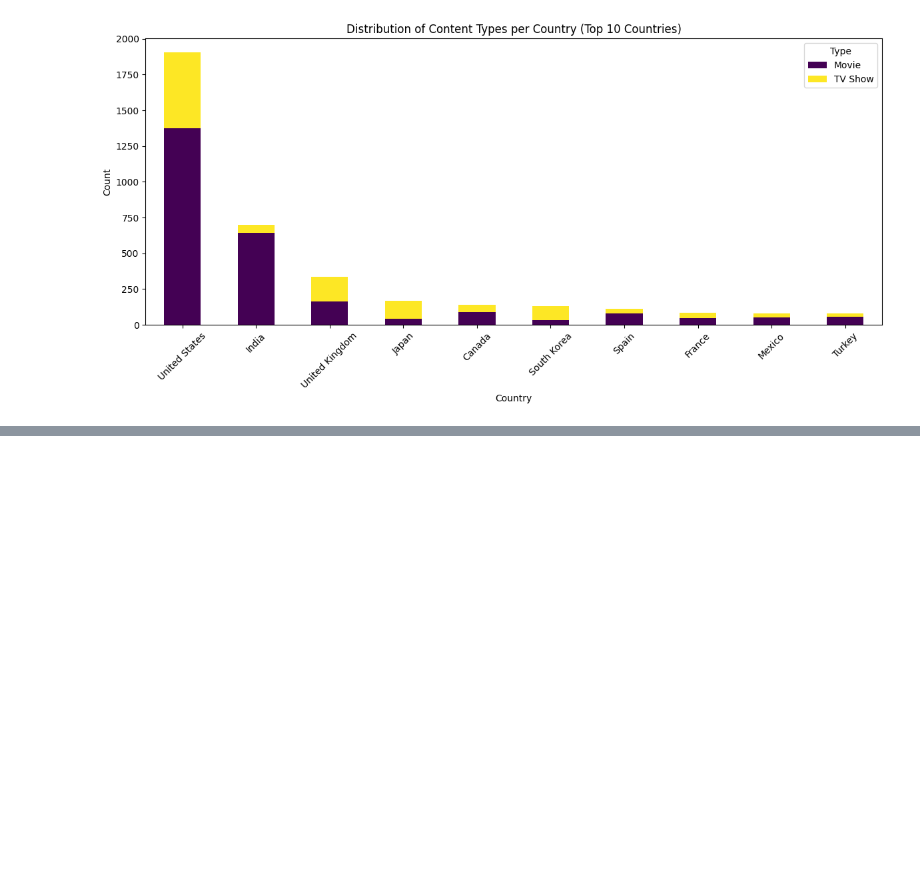
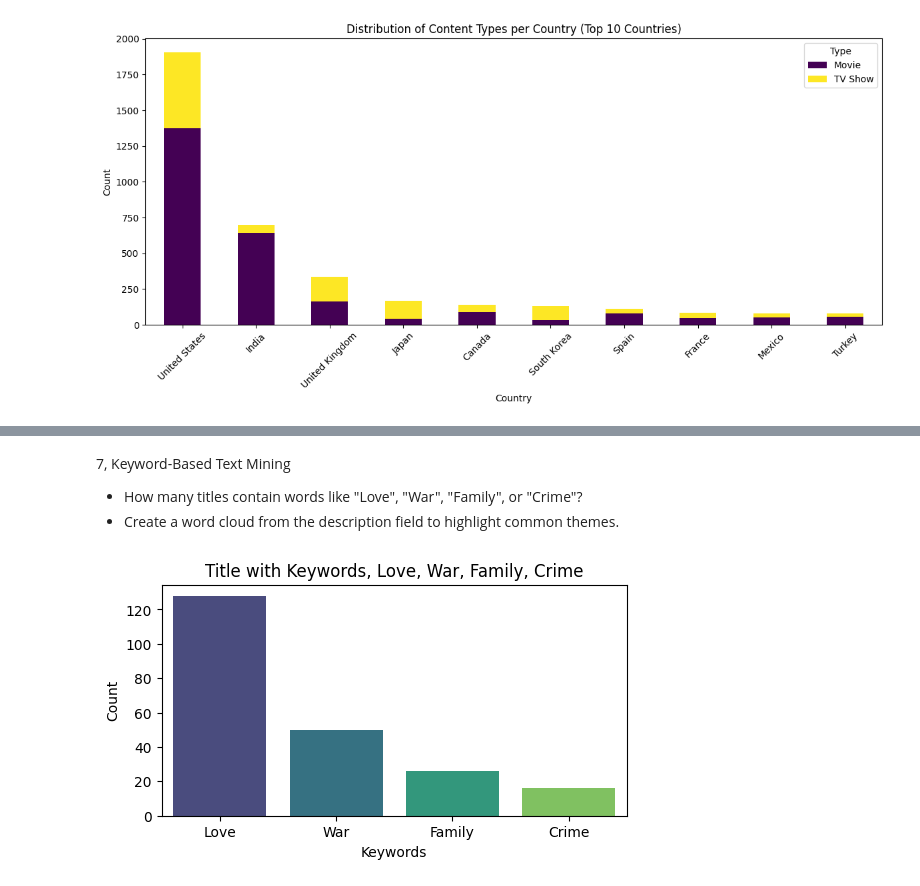
Before and after one commit to prabhumkpeak/AI_MI, a Jupyter notebook: .venv-1/EDA_Netflix.ipynb, the cells around one changed output, grey strips where cells are left out. Drawn from its saved outputs; the diff is of its cells as text; code cells hidden in the pictures; blank space fills up the shorter version.

```diff
--- a/.venv-1/EDA_Netflix.ipynb
+++ b/.venv-1/EDA_Netflix.ipynb
@@ -645,0 +669,21 @@ _mi
+# %% [markdown]
+7, Keyword-Based Text Mining
+- How many titles contain words like "Love", "War", "Family", or "Crime"?
+- Create a word cloud from the description field to highlight common themes.
+# %%
+title_words = ['Love', 'War', 'Family', 'Crime']
+love_count = netflix['title'].str.contains(title_words[0],case= False, na=False).sum()
+War_count = netflix['title'].str.contains(title_words[1],case= False, na=False).sum()
+Family_count = netflix['title'].str.contains(title_words[2],case= False, na=False).sum()
+Crime_count = netflix['title'].str.contains(title_words[3],case= False, na=False).sum()
+counts = [love_count, War_count, Family_count, Crime_count]
+title_df = pd.DataFrame({'keyword': title_words, 'Count': counts}).sort_values(by='Count',ascending=False)
+title_df.head()
+plt.figure(figsize=(6,3))
+sns.barplot(x=title_df['keyword'], y=title_df['Count'], palette='viridis')
+plt.title('Title with Keywords, Love, War, Family, Crime')
+plt.xlabel('Keywords')
+plt.ylabel('Count')
+plt.show()
+# %% [output]
+[figure, added]
```
Also changed, not shown: parts of 9 cells of this notebook, 1 other file.
